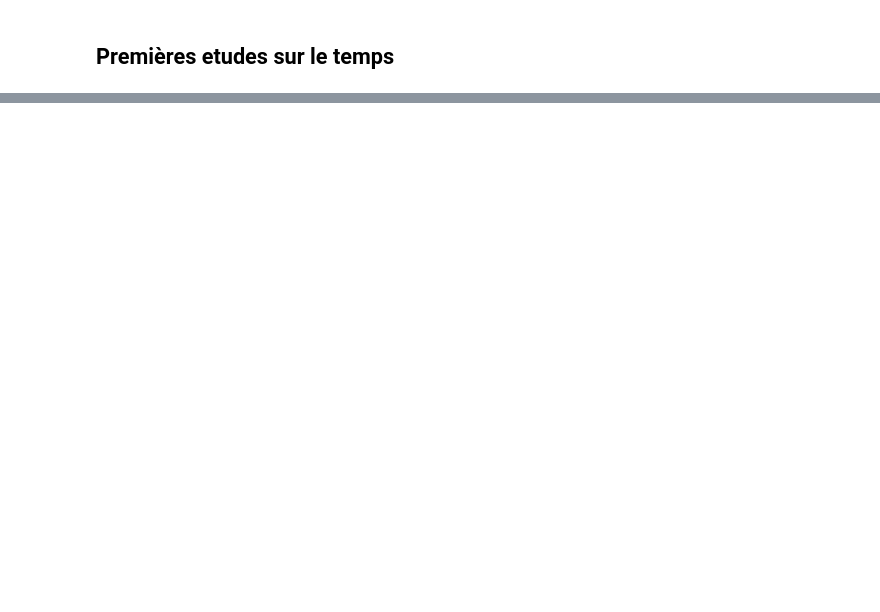
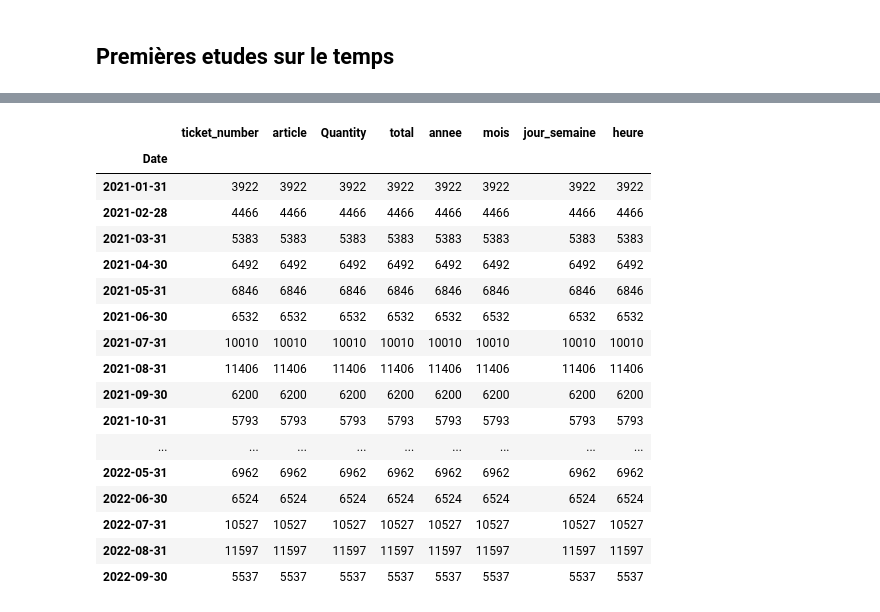
Before and after one commit to claragarciaperez9/French_bakery_forecasting, a Jupyter notebook: test.ipynb, the cells around one changed output, grey strips where cells are left out. Drawn from its saved outputs; the diff is of its cells as text; code cells hidden in the pictures; blank space fills up the shorter version.

```diff
--- a/test.ipynb
+++ b/test.ipynb
@@ -294,0 +339,21 @@ sns.lineplot(x="DateTime", y="Consommation", data=monthly_avg)
+# %%
+tickets.resample('ME', on='Date').count()
+# %% [output]
+|  | ticket_number | article | Quantity | total | annee | mois | jour_semaine | heure |
+| Date |  |  |  |  |  |  |  |  |
+| 2021-01-31 | 3922 | 3922 | 3922 | 3922 | 3922 | 3922 | 3922 | 3922 |
+| 2021-02-28 | 4466 | 4466 | 4466 | 4466 | 4466 | 4466 | 4466 | 4466 |
+| 2021-03-31 | 5383 | 5383 | 5383 | 5383 | 5383 | 5383 | 5383 | 5383 |
+| 2021-04-30 | 6492 | 6492 | 6492 | 6492 | 6492 | 6492 | 6492 | 6492 |
+| 2021-05-31 | 6846 | 6846 | 6846 | 6846 | 6846 | 6846 | 6846 | 6846 |
+| 2021-06-30 | 6532 | 6532 | 6532 | 6532 | 6532 | 6532 | 6532 | 6532 |
+| 2021-07-31 | 10010 | 10010 | 10010 | 10010 | 10010 | 10010 | 10010 | 10010 |
+| 2021-08-31 | 11406 | 11406 | 11406 | 11406 | 11406 | 11406 | 11406 | 11406 |
+| 2021-09-30 | 6200 | 6200 | 6200 | 6200 | 6200 | 6200 | 6200 | 6200 |
+| 2021-10-31 | 5793 | 5793 | 5793 | 5793 | 5793 | 5793 | 5793 | 5793 |
+| ... | ... | ... | ... | ... | ... | ... | ... | ... |
+| 2022-05-31 | 6962 | 6962 | 6962 | 6962 | 6962 | 6962 | 6962 | 6962 |
+| 2022-06-30 | 6524 | 6524 | 6524 | 6524 | 6524 | 6524 | 6524 | 6524 |
+| 2022-07-31 | 10527 | 10527 | 10527 | 10527 | 10527 | 10527 | 10527 | 10527 |
+| 2022-08-31 | 11597 | 11597 | 11597 | 11597 | 11597 | 11597 | 11597 | 11597 |
+| 2022-09-30 | 5537 | 5537 | 5537 | 5537 | 5537 | 5537 | 5537 | 5537 |
```
Also changed, not shown: parts of 16 cells of this notebook.
